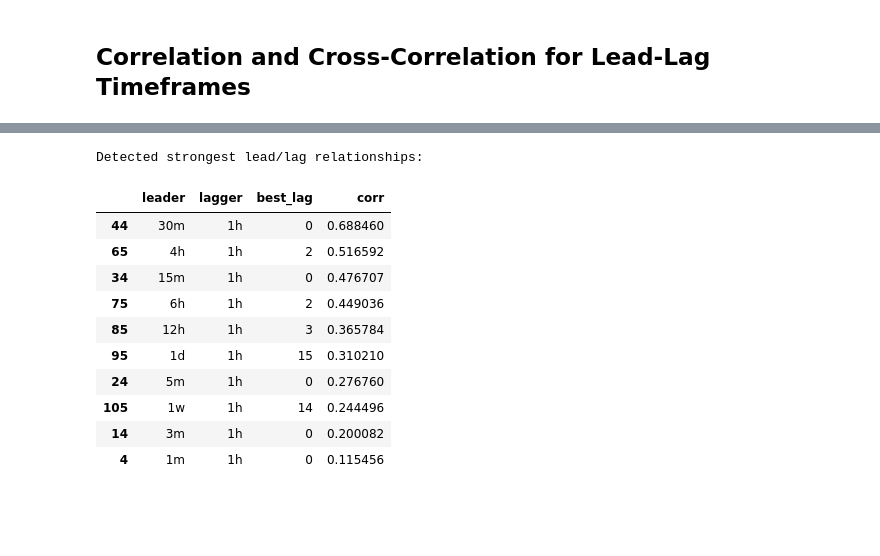
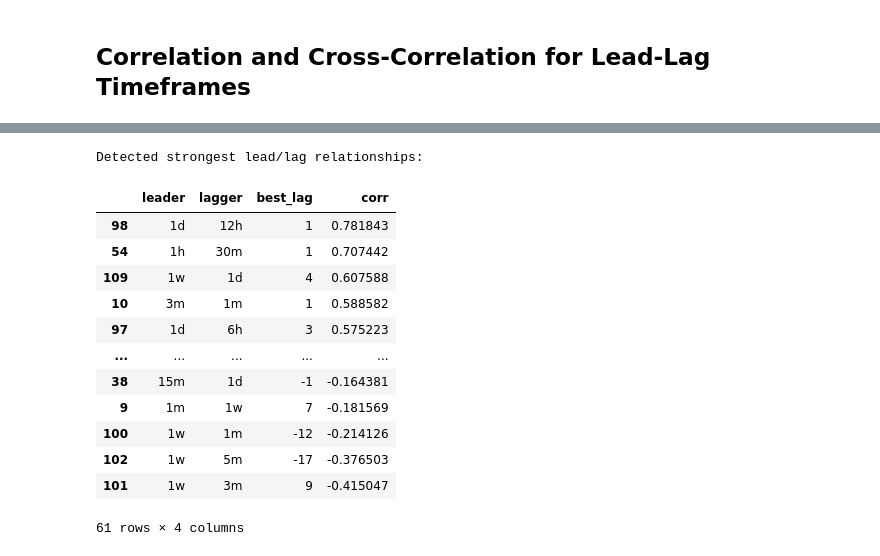
Before and after one commit to dleeim/coracle, a Jupyter notebook: src/EDA_BTCUSDT-bybit-perp.ipynb, the cells around one changed output, grey strips where cells are left out. Saved outputs shown, nothing was run; the diff lists cells and outputs as text; code cells hidden in the pictures; blank space fills up the shorter version.

```diff
--- a/src/EDA_BTCUSDT-bybit-perp.ipynb
+++ b/src/EDA_BTCUSDT-bybit-perp.ipynb
@@ -509,44 +545,45 @@ def cross_correlation(s1: pd.Series, s2: pd.Series, max_lag: int):
     """
     lags = range(-max_lag, max_lag + 1)
     cors = []
     for k in lags:
         # shift s2 so that s2.shift(-k)[t] = original s2[t+k]
         shifted = s2.shift(-k)
         # pandas .corr will auto‐drop NaNs
         cors.append(s1.corr(shifted))
     return pd.Series(cors, index=lags)
 
 # Automatically pick the strongest lead/lag across all pairs
 results = []
-for tf1 in rets:
-    for tf2 in rets:
+for tf1 in rets.keys():
+    for tf2 in rets.keys():
         if tf1 == tf2:
             continue
         cc = cross_correlation(rets[tf1], rets[tf2], max_lag=20)
         best_k = cc.abs().idxmax()
         results.append({
             'leader': tf1,
             'lagger': tf2,
             'best_lag': best_k,
             'corr':    cc.loc[best_k]
         })
 
 df_leadlag = pd.DataFrame(results)
 print("\nDetected strongest lead/lag relationships:")
 
 # Print when lag != 0
-# df_leadlag[df_leadlag['best_lag'] != 0].sort_values('corr',ascending=False)
-df_leadlag[df_leadlag['lagger'] == '1h'].sort_values('corr',ascending=False)
+df_leadlag[df_leadlag['best_lag'] != 0].sort_values('corr',ascending=False)
 # %% [output]
 Detected strongest lead/lag relationships:
 |  | leader | lagger | best_lag | corr |
-| 44 | 30m | 1h | 0 | 0.688460 |
-| 65 | 4h | 1h | 2 | 0.516592 |
-| 34 | 15m | 1h | 0 | 0.476707 |
-| 75 | 6h | 1h | 2 | 0.449036 |
-| 85 | 12h | 1h | 3 | 0.365784 |
-| 95 | 1d | 1h | 15 | 0.310210 |
-| 24 | 5m | 1h | 0 | 0.276760 |
-| 105 | 1w | 1h | 14 | 0.244496 |
-| 14 | 3m | 1h | 0 | 0.200082 |
-| 4 | 1m | 1h | 0 | 0.115456 |
+| 98 | 1d | 12h | 1 | 0.781843 |
+| 54 | 1h | 30m | 1 | 0.707442 |
+| 109 | 1w | 1d | 4 | 0.607588 |
+| 10 | 3m | 1m | 1 | 0.588582 |
+| 97 | 1d | 6h | 3 | 0.575223 |
+| ... | ... | ... | ... | ... |
+| 38 | 15m | 1d | -1 | -0.164381 |
+| 9 | 1m | 1w | 7 | -0.181569 |
+| 100 | 1w | 1m | -12 | -0.214126 |
+| 102 | 1w | 5m | -17 | -0.376503 |
+| 101 | 1w | 3m | 9 | -0.415047 |
+61 rows × 4 columns
```
Also changed, not shown: parts of 11 cells of this notebook.
